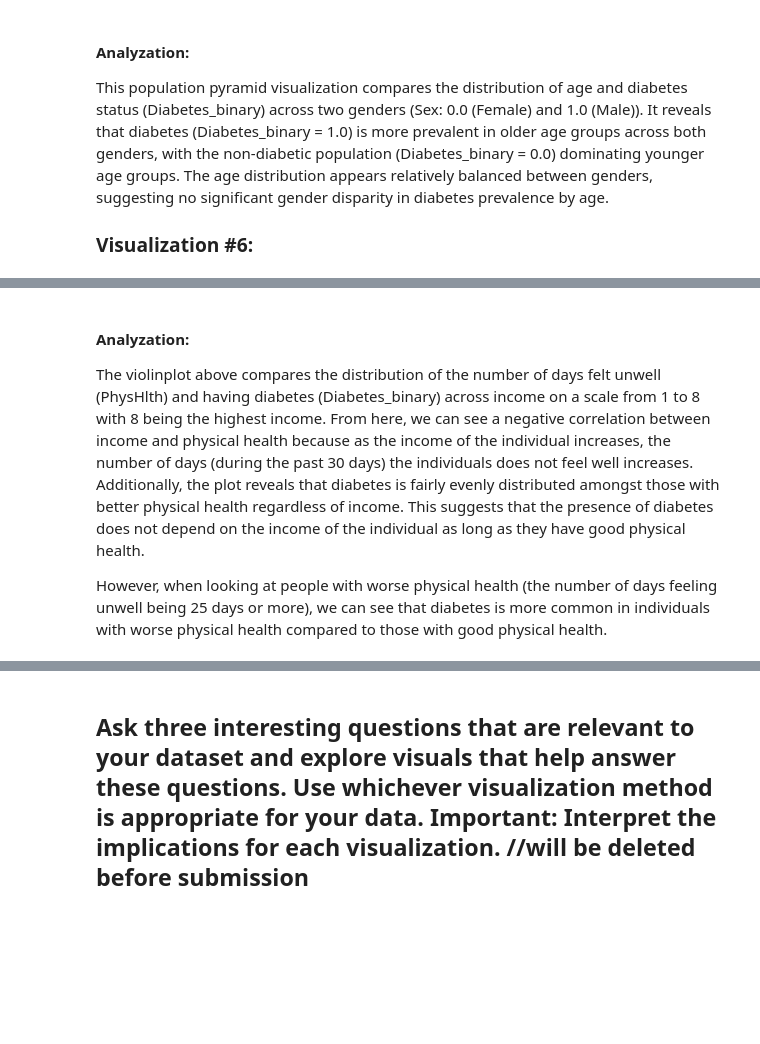
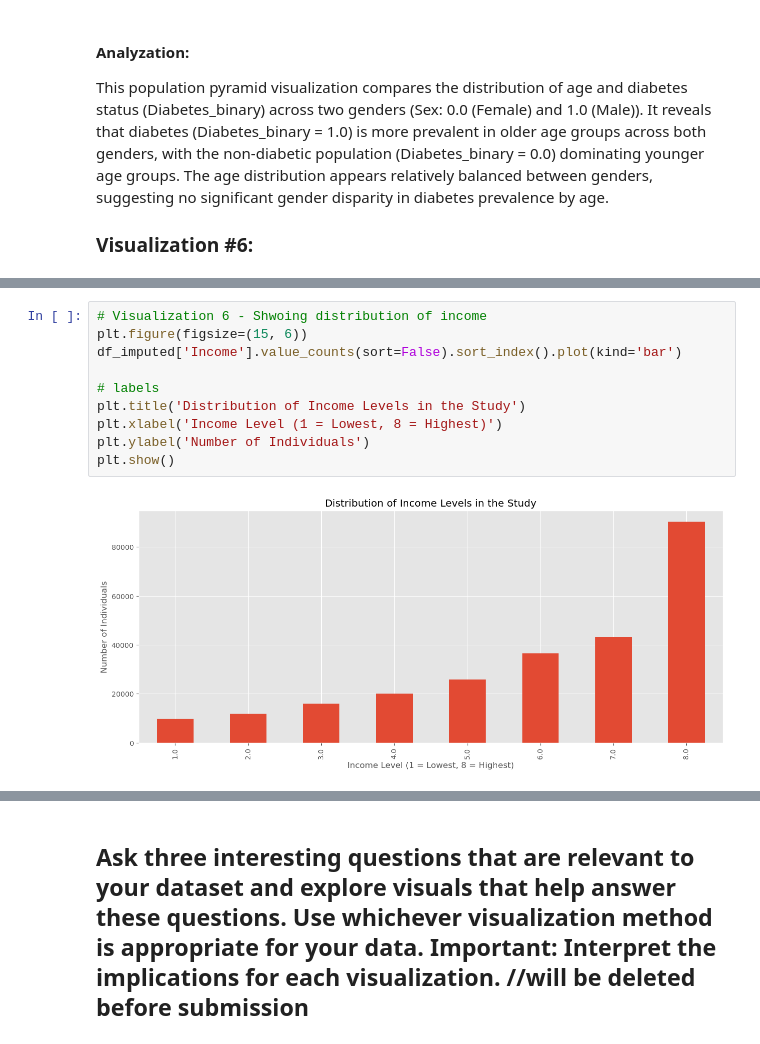
Before and after one commit to 48878679/CS-5324-Lab1, a Jupyter notebook: Lab1/Lab1.ipynb, the cells around one changed output, grey strips where cells are left out. Drawn from its saved outputs; the diff is of its cells as text; blank space fills up the shorter version.

Commit message:
organized visualization

```diff
--- a/Lab1/Lab1.ipynb
+++ b/Lab1/Lab1.ipynb
@@ -355,5 +326,12 @@ plt.show()
-# %% [markdown]
-#### Analyzation:
-The violinplot above compares the distribution of the number of days felt unwell (PhysHlth) and having diabetes (Diabetes_binary) across income on a scale from 1 to 8 with 8 being the highest income. From here, we can see a negative correlation between income and physical health because as the income of the individual increases, the number of days (during the past 30 days) the individuals does not feel well increases. Additionally, the plot reveals that diabetes is fairly evenly distributed amongst those with better physical health regardless of income. This suggests that the presence of diabetes does not depend on the income of the individual as long as they have good physical health.
-
-However, when looking at people with worse physical health (the number of days feeling unwell being 25 days or more), we can see that diabetes is more common in individuals with worse physical health compared to those with good physical health.
+# %%
+# Visualization 6 - Shwoing distribution of income
+plt.figure(figsize=(15, 6))
+df_imputed['Income'].value_counts(sort=False).sort_index().plot(kind='bar')
+
+# labels
+plt.title('Distribution of Income Levels in the Study')
+plt.xlabel('Income Level (1 = Lowest, 8 = Highest)')
+plt.ylabel('Number of Individuals')
+plt.show()
+# %% [output]
+[figure, added]
```
Also changed, not shown: parts of 18 cells of this notebook.
